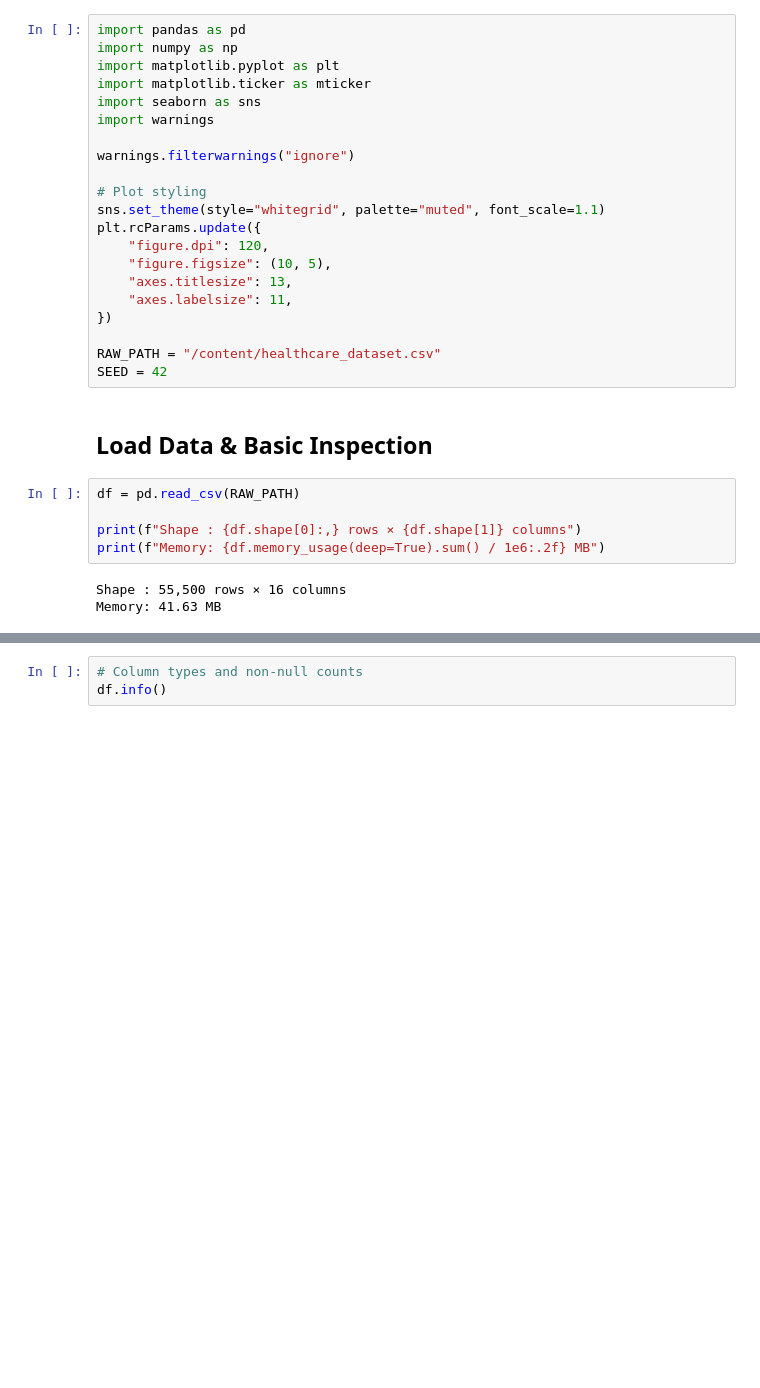
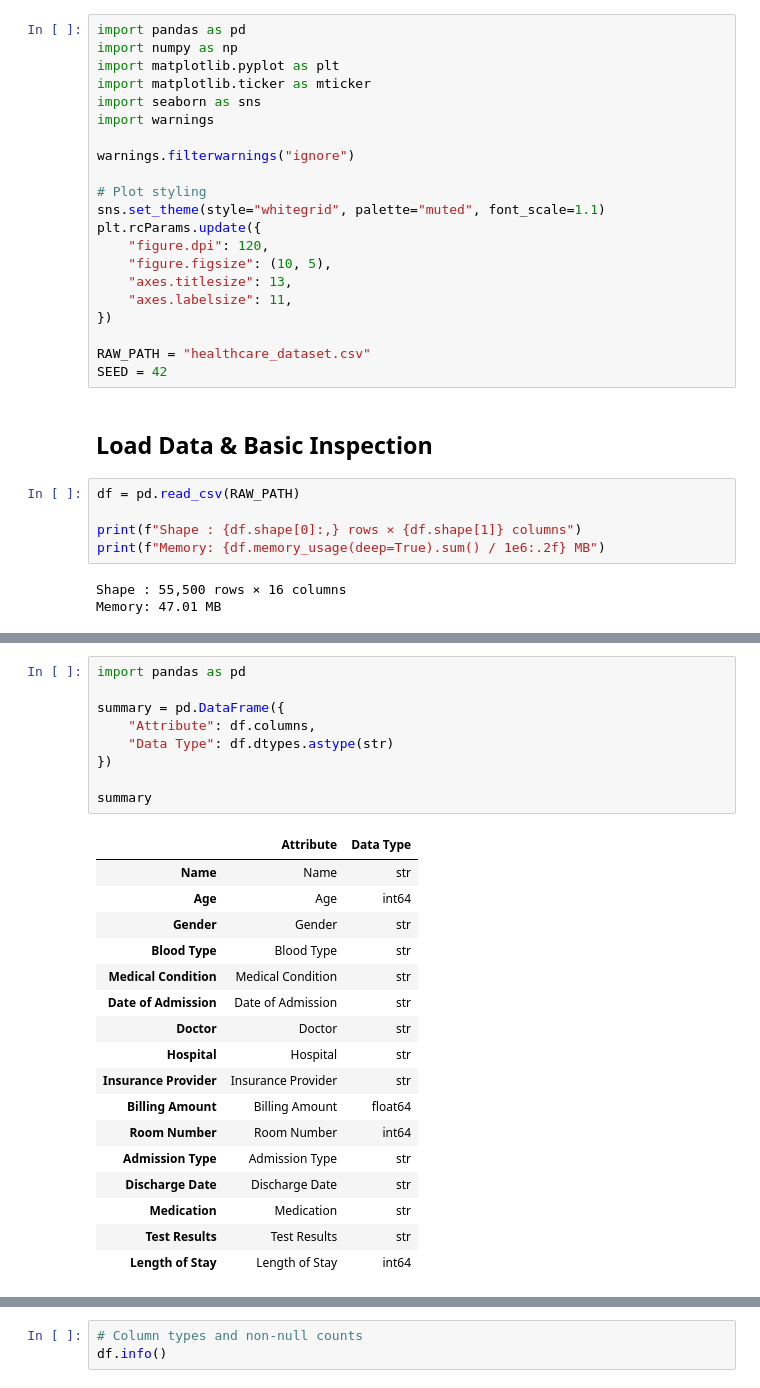
Before and after one commit to M-Ajmal/healthcare-data-analysis-pyspark, a Jupyter notebook: notebooks/data_exploration.ipynb, the cells around one changed output, grey strips where cells are left out. Drawn from its saved outputs; the diff is of its cells as text; blank space fills up the shorter version.

```diff
--- a/notebooks/data_exploration.ipynb
+++ b/notebooks/data_exploration.ipynb
@@ -26,7 +26,7 @@ plt.rcParams.update({
     "axes.labelsize": 11,
 })
 
-RAW_PATH = "/content/healthcare_dataset.csv"
+RAW_PATH = "healthcare_dataset.csv"
 SEED = 42
 # %% [markdown]
 ## Load Data & Basic Inspection
@@ -37,7 +37,7 @@ print(f"Shape : {df.shape[0]:,} rows × {df.shape[1]} columns")
 print(f"Memory: {df.memory_usage(deep=True).sum() / 1e6:.2f} MB")
 # %% [output]
 Shape : 55,500 rows × 16 columns
-Memory: 41.63 MB
+Memory: 47.01 MB
 # %%
 # First look at the raw values
 df.head(5)
@@ -48,3 +48,30 @@ df.head(5)
 | 2 | Danny Smith | 50 | Female | A+ | Cancer | 2022-09-22 | Tiffany Mitchell | UI Health (University of Illinois... | ... |
 | 3 | Andrew Watts | 24 | Female | O+ | Asthma | 2020-11-18 | Kevin Wells | UI Health (University of Illinois... | ... |
 | 4 | Adrienne Bell | 80 | Female | A+ | Heart Disease | 2022-09-19 | Kathleen Hanna | Northwestern Memorial Hospital | ... |
+# %%
+import pandas as pd
+
+summary = pd.DataFrame({
+    "Attribute": df.columns,
+    "Data Type": df.dtypes.astype(str)
+})
+
+summary
+# %% [output]
+|  | Attribute | Data Type |
+| Name | Name | str |
+| Age | Age | int64 |
+| Gender | Gender | str |
+| Blood Type | Blood Type | str |
+| Medical Condition | Medical Condition | str |
+| Date of Admission | Date of Admission | str |
+| Doctor | Doctor | str |
+| Hospital | Hospital | str |
+| Insurance Provider | Insurance Provider | str |
+| Billing Amount | Billing Amount | float64 |
+| Room Number | Room Number | int64 |
+| Admission Type | Admission Type | str |
+| Discharge Date | Discharge Date | str |
+| Medication | Medication | str |
+| Test Results | Test Results | str |
+| Length of Stay | Length of Stay | int64 |
```
Also changed, not shown: parts of 1 cell of this notebook, 12 other files.
